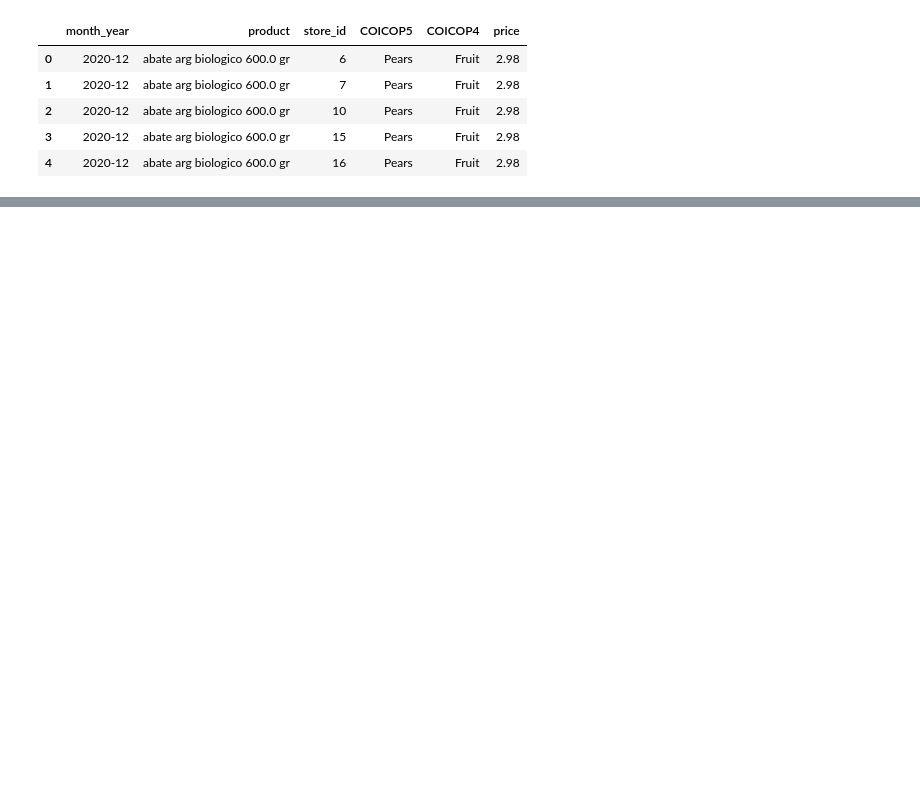
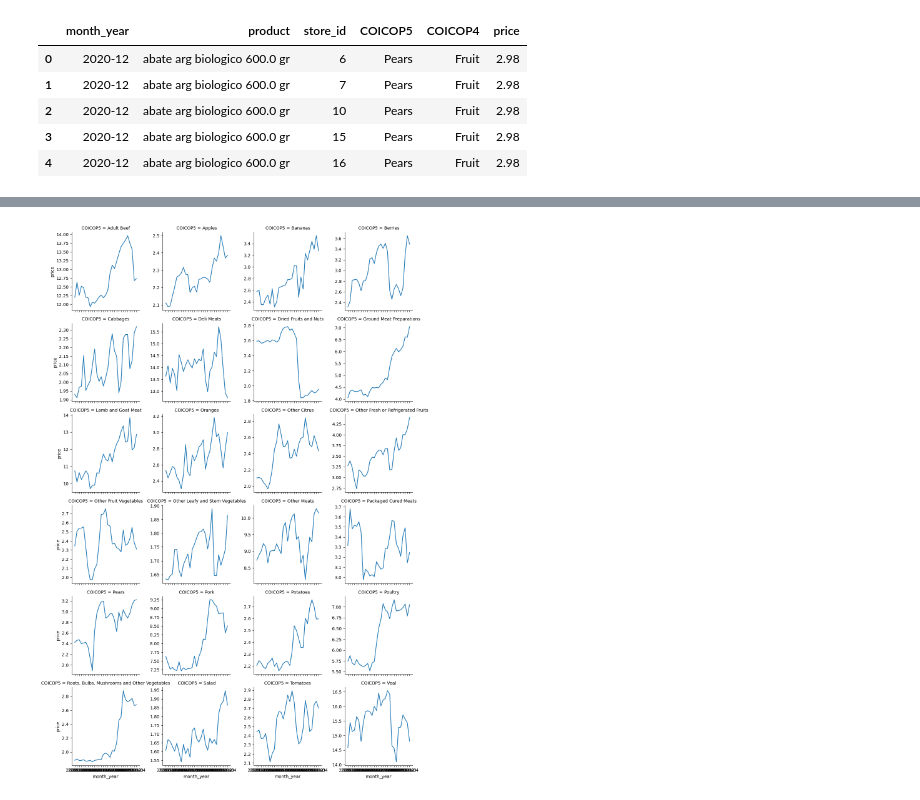
Before and after one commit to oskarmariae/alternative-data-sources-price-statistics, a Jupyter notebook: data/add_synthetic_quantities.ipynb, the cells around one changed output, grey strips where cells are left out. Saved outputs shown, nothing was run; the diff lists cells and outputs as text; code cells hidden in the pictures; blank space fills up the shorter version.

```diff
--- a/data/add_synthetic_quantities.ipynb
+++ b/data/add_synthetic_quantities.ipynb
@@ -39,0 +126,13 @@ df.head()
+# %%
+# Mean price per date and COICOP5
+coicop_trends = df.groupby(["month_year", "COICOP5"])["price"].mean().reset_index()
+
+sns.relplot(
+    data=coicop_trends,
+    x="month_year", y="price",
+    kind="line", col="COICOP5", col_wrap=4,
+    height=3, facet_kws={'sharey': False}
+)
+plt.show()
+# %% [output]
+[figure, added]
```
Also changed, not shown: parts of 11 cells of this notebook.
